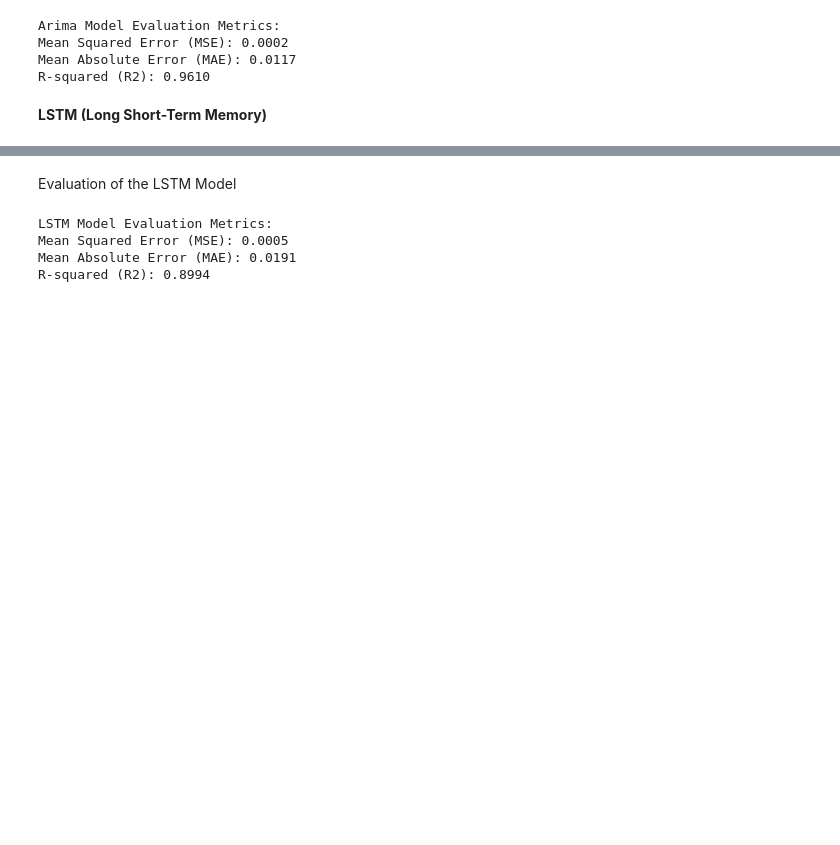
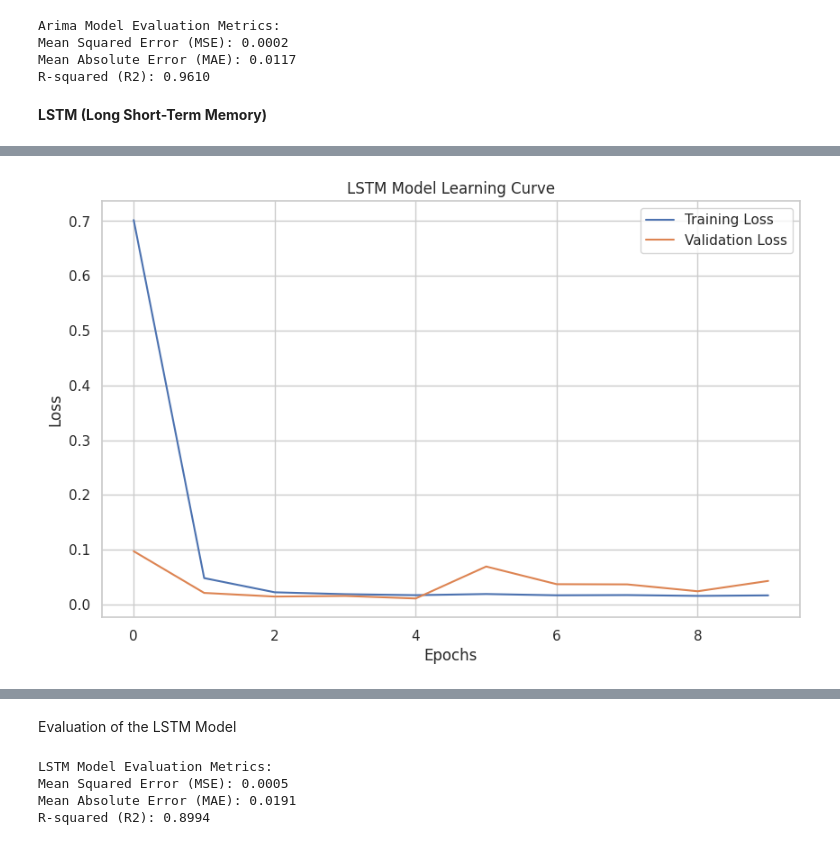
Before and after one commit to FunmilolaAdetuwo/Final-Project, a Jupyter notebook: Advanced_AI_Techniques_for_Predicting_Currency_Exchange_Rates_A_Deep_Learning_Approach.ipynb, the cells around one changed output, grey strips where cells are left out. Saved outputs shown, nothing was run; the diff lists cells and outputs as text; code cells hidden in the pictures; blank space fills up the shorter version.

```diff
--- a/Advanced_AI_Techniques_for_Predicting_Currency_Exchange_Rates_A_Deep_Learning_Approach.ipynb
+++ b/Advanced_AI_Techniques_for_Predicting_Currency_Exchange_Rates_A_Deep_Learning_Approach.ipynb
@@ -603,0 +642,83 @@ Epoch 20/20
+# %%
+# Doing a hyperparameter tuning for the lstm
+
+
+tf.random.set_seed(42)
+np.random.seed(42)
+
+
+def build_model(hp):
+    mdl_lstm_hp = Sequential()
+    mdl_lstm_hp.add(LSTM(
+        units=hp.Int('units', min_value=32, max_value=128, step=32),
+        return_sequences=True,
+        input_shape=(X_trn_seq.shape[1], X_trn_seq.shape[2]),
+        kernel_regularizer=tf.keras.regularizers.l2(hp.Choice('l2_1', values=[0.01, 0.001, 0.0001]))
+    ))
+    mdl_lstm_hp.add(Dropout(rate=hp.Float('dropout1', min_value=0.1, max_value=0.5, step=0.1)))
+    mdl_lstm_hp.add(LSTM(units=hp.Int('units2', min_value=32, max_value=128, step=32), return_sequences=False,
+                         kernel_regularizer=tf.keras.regularizers.l2(hp.Choice('l2_2', values=[0.01, 0.001, 0.0001]))))
+    mdl_lstm_hp.add(Dropout(rate=hp.Float('dropout2', min_value=0.1, max_value=0.5, step=0.1)))
+    mdl_lstm_hp.add(Dense(1))
+    mdl_lstm_hp.compile(
+        optimizer=Adam(hp.Choice('learning_rate', values=[1e-4, 1e-3, 1e-2])),
+        loss='mean_squared_error'
+    )
+    return mdl_lstm_hp
+
+
+
+tnr_lstm = RandomSearch(
+    build_model,
+    objective='val_loss',
+    max_trials=10,
+    executions_per_trial=1,
+    directory='model_tuning',
+    project_name='LSTM_Hyperparameter_Tuning'
+)
+
+
+# Early stopping to prevent overfitting
+early_stopping = EarlyStopping(monitor='val_loss', patience=5, restore_best_weights=True)
+
+
+tnr_lstm.search(
+    X_trn_seq, y_trn_seq,
+    epochs=30,
+    validation_split=0.2,
+    callbacks=[early_stopping]
+)
+
+# Getting the best model
+bst_hp_lstm = tnr_lstm.get_best_models(num_models=1)[0]
+
+
+# Fit the best model
+hstory_lstm = bst_hp_lstm.fit(X_trn_seq, y_trn_seq, epochs=30, validation_split=0.2, callbacks=[early_stopping])
+
+# Plotting the learning curve
+plt.figure(figsize=(10, 6))
+plt.plot(hstory_lstm.history['loss'], label='Training Loss')
+plt.plot(hstory_lstm.history['val_loss'], label='Validation Loss')
+plt.title('LSTM Model Learning Curve')
+plt.xlabel('Epochs')
+plt.ylabel('Loss')
+plt.legend()
+plt.grid(True)
+plt.show()
+
+
+# Evaluate the model
+y_pred_scaled_hp = bst_hp_lstm.predict(X_tst_seq)
+y_pred_hp = tgt_sclr.inverse_transform(y_pred_scaled_hp)
+y_actl_hp = tgt_sclr.inverse_transform(y_tst_seq)
+
+plt.figure(figsize=(14, 6))
+plt.plot(y_actl_hp, label='Actual')
+plt.plot(y_pred_hp , label='Predicted', color='red')
+plt.title('LSTM Model: Actual vs Predicted')
+plt.xlabel('Time')
+plt.ylabel('Exchange Rate')
+plt.legend()
+plt.show()
+# %% [output]
@@ -603,0 +746 @@ Epoch 20/20
+[figure, added]
```
Also changed, not shown: parts of 6 cells of this notebook.
